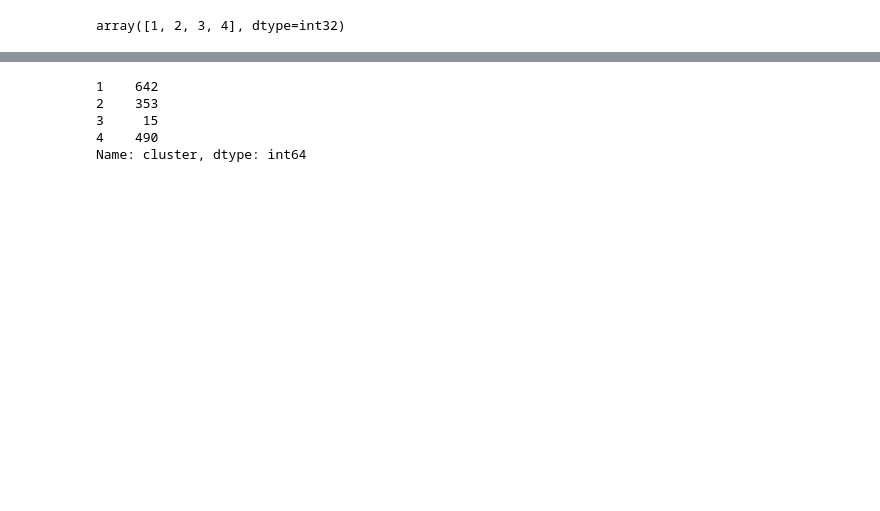
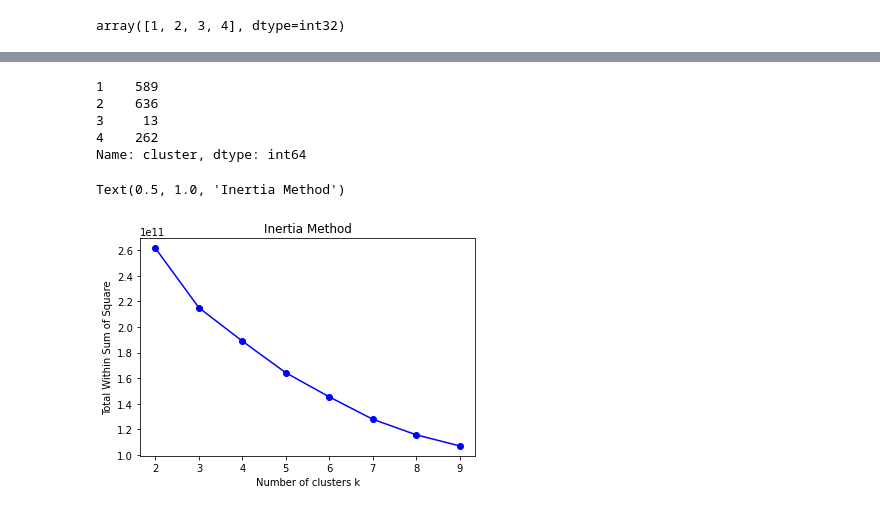
Before and after one commit to PDemacker/BA820-Credit-Card-Project, a Jupyter notebook: cc_pd_2802.ipynb, the cells around one changed output, grey strips where cells are left out. Cells and saved outputs as stored; diff of their text form; code cells hidden in the pictures; blank space fills up the shorter version.

```diff
--- a/cc_pd_2802.ipynb
+++ b/cc_pd_2802.ipynb
@@ -237,9 +257,32 @@ cc_new.head()
 # %%
+# add a cluster column to the stocks data set
+cc_new['cluster'] = labs
+
 #How many credit card per cluster assignment?
 cc_new.cluster.value_counts(dropna=False,sort=False)
 # %% [output]
-1    642
-2    353
-3     15
-4    490
+1    589
+2    636
+3     13
+4    262
 Name: cluster, dtype: int64
+# %%
+# Select the number of components:our data in the lower dimensions explains 95% of variacne of our orginal data
+pca = PCA(n_components=0.95)
+X_pca = pca.fit_transform(cc_clean)
+# %%
+# Use KMeans clustering algorithm to extracts clusters of information
+K_model = [KMeans(n_clusters=k,random_state=820).fit(X_pca) for k in range(1,10)]
+# %%
+# Inertia
+inertia_M = [model.inertia_ for model in K_model[1:10]]
+plt.plot(range(2,10),inertia_M,"bo-")
+plt.xlabel("Number of clusters k")
+plt.ylabel("Total Within Sum of Square")
+plt.xticks([2,3,4,5,6,7,8,9])
+plt.title("Inertia Method")
+
+# no real elbow is shown
+# %% [output]
+Text(0.5, 1.0, 'Inertia Method')
+[figure, added]
```
Also changed, not shown: parts of 15 cells of this notebook.
